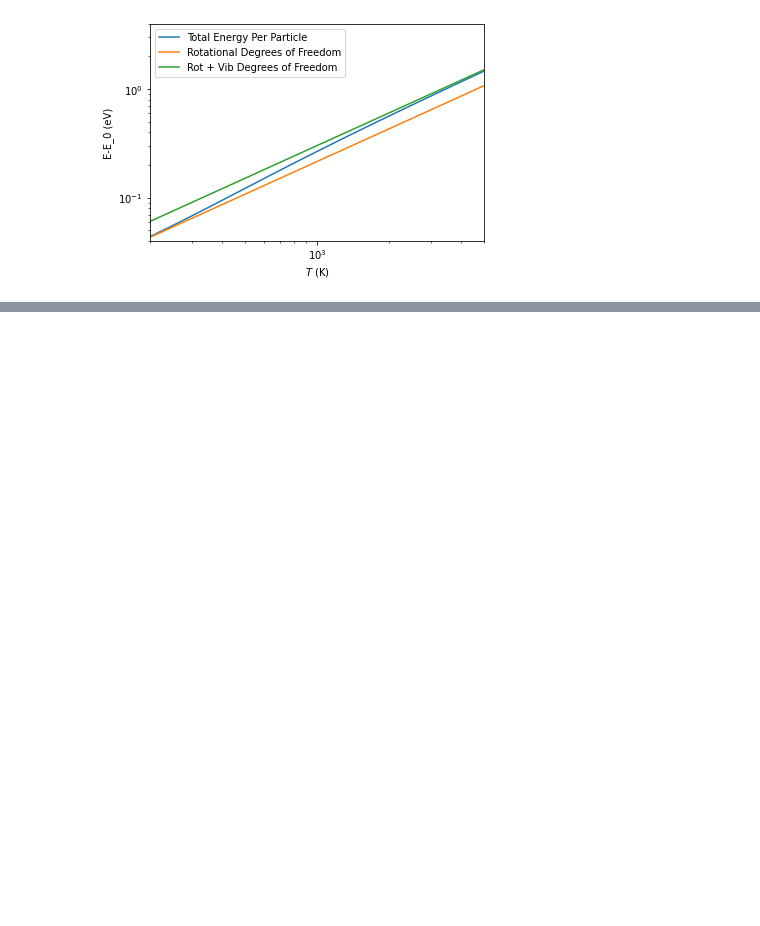
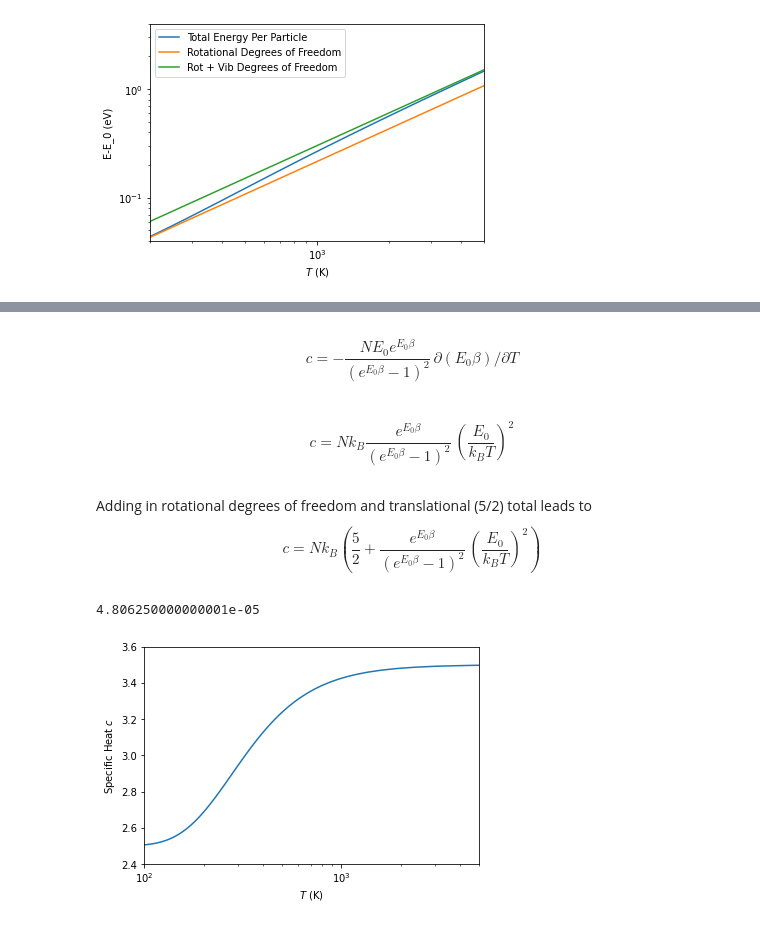
Before and after one commit to dodelson/Physics-of-Energy, a Jupyter notebook: Code/dof.ipynb, the cells around one changed output, grey strips where cells are left out. Saved outputs shown, nothing was run; the diff lists cells and outputs as text; code cells hidden in the pictures; blank space fills up the shorter version.

```diff
--- a/Code/dof.ipynb
+++ b/Code/dof.ipynb
@@ -76,0 +65,25 @@ plt.savefig('../Figures/dof.png')
+# %% [markdown]
+$$ c = -\frac{NE_0e^{E_0\beta}}{(e^{E_0\beta} -1)^2}\,\partial (E_0\beta)/\partial T$$
+# %% [markdown]
+$$ c = Nk_B\frac{e^{E_0\beta}}{(e^{E_0\beta} -1)^2}\,\left(\frac{E_0}{k_BT}\right)^2$$
+# %% [markdown]
+Adding in rotational degrees of freedom and translational (5/2) total leads to
+$$c = Nk_B\left(\frac52+\frac{e^{E_0\beta}}{(e^{E_0\beta} -1)^2}\,\left(\frac{E_0}{k_BT}\right)^2\right)$$
+# %%
+Er=7.69e-24/1.6e-19
+print(Er)
+
+c=2.5+np.exp(x)*x**2/(np.exp(x)-1.)**2
+plt.plot(T*11605,c)
+#plt.plot(T*11605,T*2.5,label='Rotational Degrees of Freedom')
+#plt.plot(T*11605,T*3.5,label='Rot + Vib Degrees of Freedom')
+#plt.yscale('log')
+#plt.legend()
+plt.xscale('log')
+plt.axis([100.,5000,2.4,3.6])
+plt.xlabel('$T$ (K)')
+plt.ylabel('Specific Heat $c$')
+plt.savefig('../Figures/sh.png')
+# %% [output]
+4.806250000000001e-05
+[figure, added]
```
Also changed, not shown: parts of 5 cells of this notebook, 2 other files.
